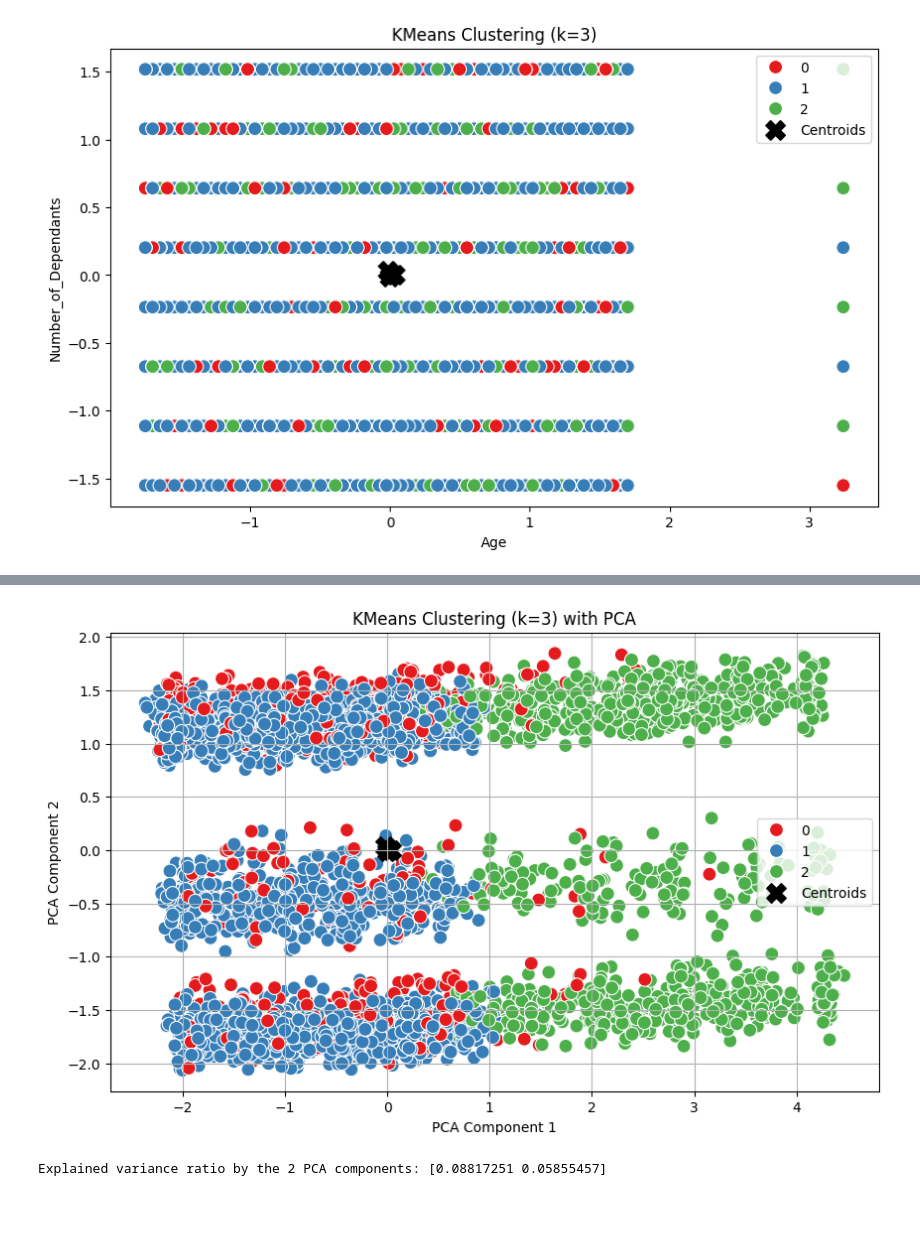
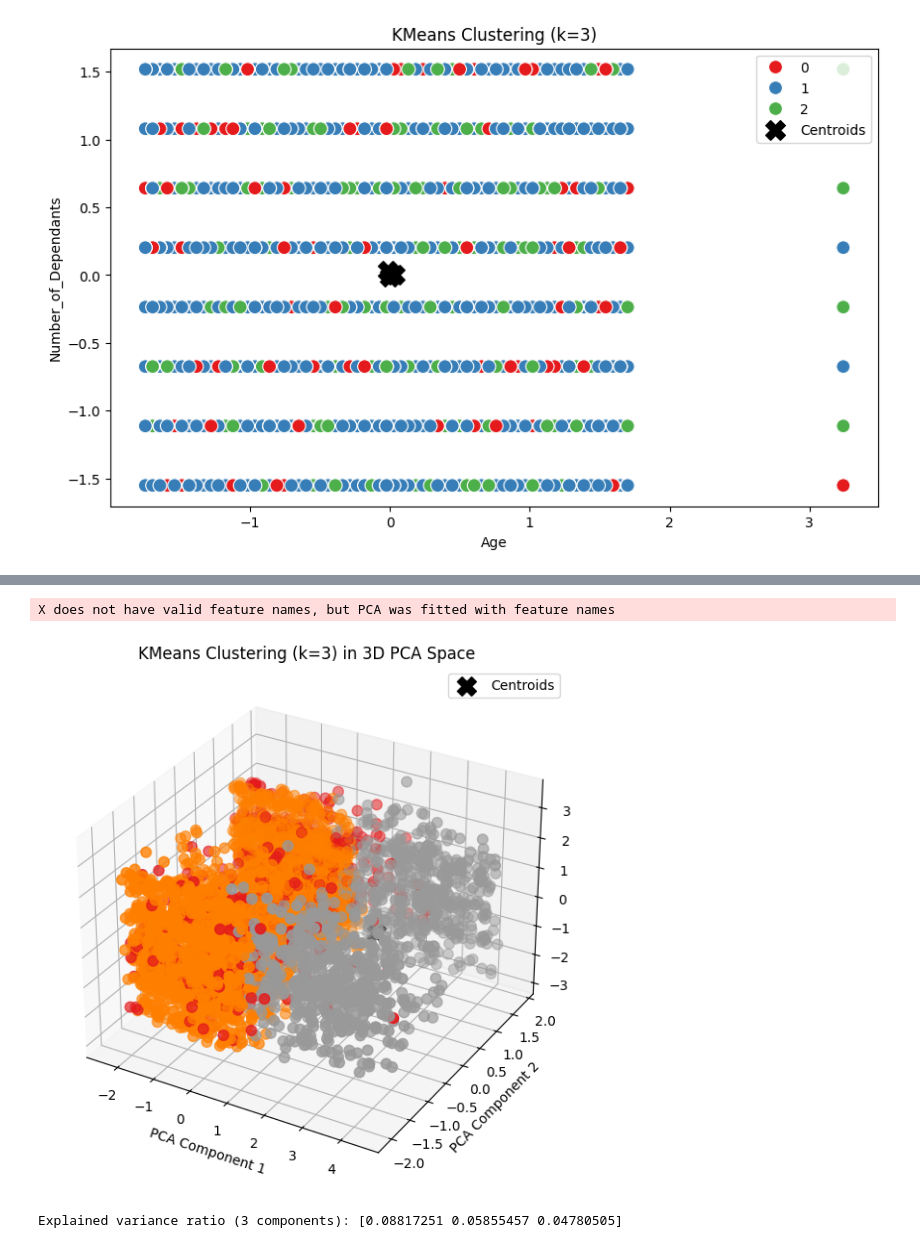
Before and after one commit to OtienoP/AI-Skilling, a Jupyter notebook: Taxpayersegmentation.ipynb, the cells around one changed output, grey strips where cells are left out. Saved outputs shown, nothing was run; the diff lists cells and outputs as text; code cells hidden in the pictures; blank space fills up the shorter version.

```diff
--- a/Taxpayersegmentation.ipynb
+++ b/Taxpayersegmentation.ipynb
@@ -840,7 +840,7 @@ kmeans = KMeans(n_clusters=3, random_state=42)
 labels = kmeans.fit_predict(X)
 
 # Add cluster labels to your dataframe
-df1['Cluster'] = labels
+df2['Cluster'] = labels
 
 # Inspect cluster centers
 print("Cluster centers:\n", kmeans.cluster_centers_)
@@ -877,34 +891,38 @@ Cluster centers:
 # %%
-from sklearn.decomposition import PCA
-from sklearn.cluster import KMeans
-import matplotlib.pyplot as plt
-import seaborn as sns
+# Add cluster labels
+df2['Cluster'] = labels
 
-# Perform KMeans clustering with 3 clusters
-kmeans = KMeans(n_clusters=3, random_state=42)
-labels = kmeans.fit_predict(X)
-
-# Add cluster labels to the dataframe
-df1['Cluster'] = labels
-
-# Reduce data to 2 principal components for visualization
-pca = PCA(n_components=2, random_state=42)
+# Reduce to 3 PCA components
+pca = PCA(n_components=3, random_state=42)
 X_pca = pca.fit_transform(X)
 
-# Plot clusters in 2D PCA space
-plt.figure(figsize=(10,6))
-sns.scatterplot(x=X_pca[:, 0], y=X_pca[:, 1], hue=labels, palette='Set1', s=100)
-plt.scatter(kmeans.cluster_centers_[:, 0], kmeans.cluster_centers_[:, 1],
-            color='black', marker='X', s=200, label='Centroids')
-plt.title('KMeans Clustering (k=3) with PCA')
-plt.xlabel('PCA Component 1')
-plt.ylabel('PCA Component 2')
+# 3D Plot
+fig = plt.figure(figsize=(10, 7))
+ax = fig.add_subplot(111, projection='3d')
+
+scatter = ax.scatter(
+    X_pca[:, 0], X_pca[:, 1], X_pca[:, 2],
+    c=labels, cmap='Set1', s=60
+)
+
+# Plot centroids in PCA space
+centroids_pca = pca.transform(kmeans.cluster_centers_)
+ax.scatter(
+    centroids_pca[:, 0], centroids_pca[:, 1], centroids_pca[:, 2],
+    c='black', marker='X', s=200, label='Centroids'
+)
+
+ax.set_title("KMeans Clustering (k=3) in 3D PCA Space")
+ax.set_xlabel("PCA Component 1")
+ax.set_ylabel("PCA Component 2")
+ax.set_zlabel("PCA Component 3")
+
 plt.legend()
-plt.grid(True)
 plt.show()
 
-# Optional: explained variance by the two components
-print("Explained variance ratio by the 2 PCA components:", pca.explained_variance_ratio_)
+# Explained variance
+print("Explained variance ratio (3 components):", pca.explained_variance_ratio_)
 # %% [output]
+X does not have valid feature names, but PCA was fitted with feature names
-[figure, old version]
+[figure, new version]
-Explained variance ratio by the 2 PCA components: [0.08817251 0.05855457]
+Explained variance ratio (3 components): [0.08817251 0.05855457 0.04780505]
```
Also changed, not shown: parts of 17 cells of this notebook, 4 other files.
